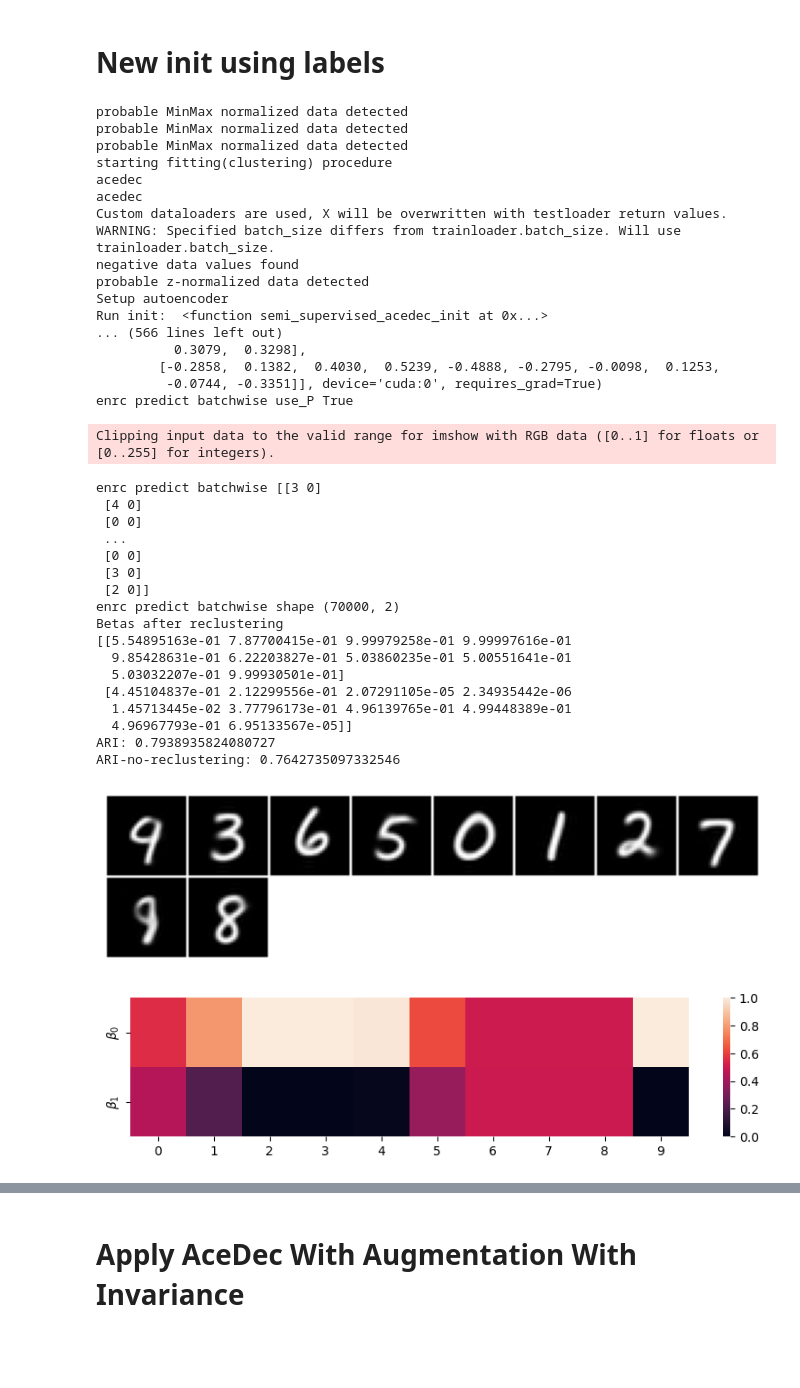
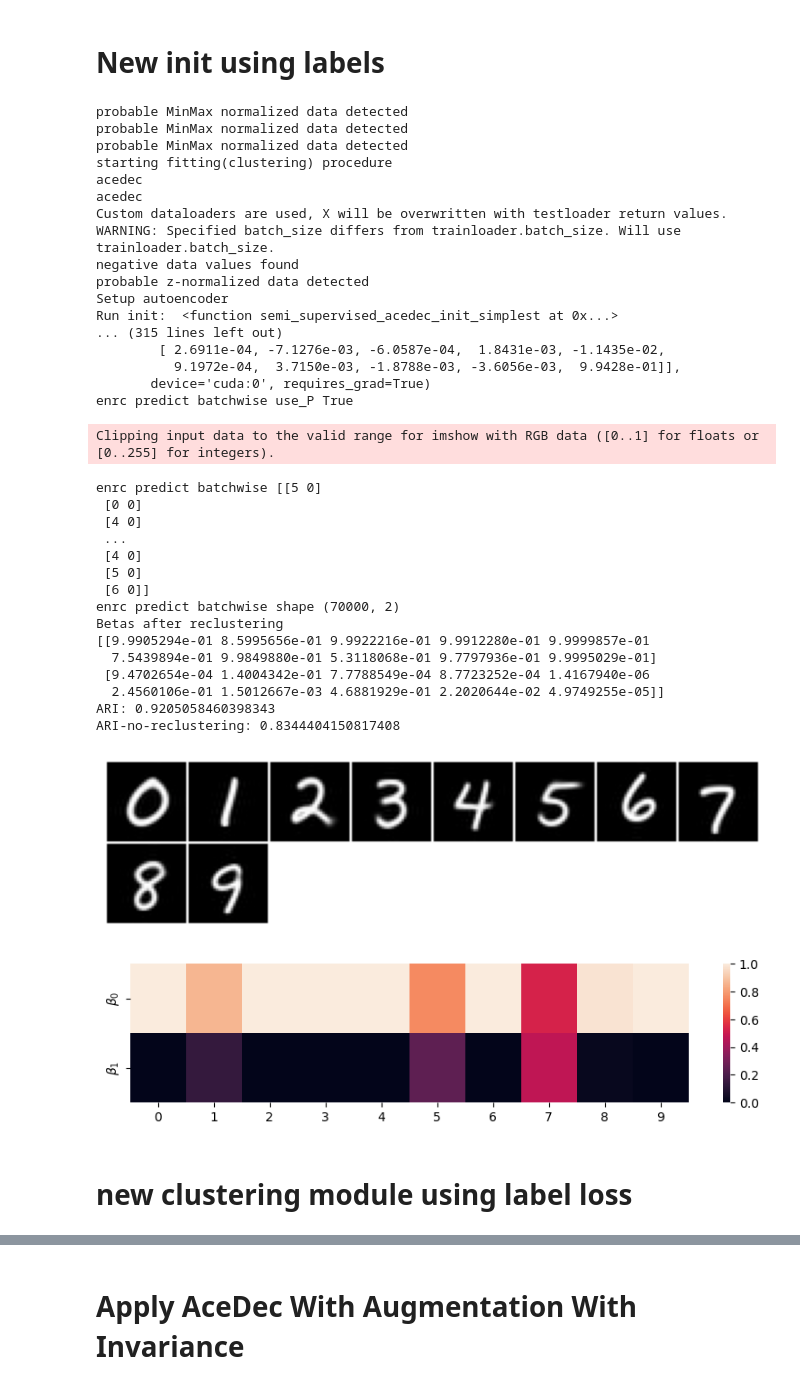
Before and after one commit to 1226419/ClustPy_semi_supervised, a Jupyter notebook: Test-Convae_reproduce.ipynb, the cells around one changed output, grey strips where cells are left out. Drawn from its saved outputs; the diff is of its cells as text; code cells hidden in the pictures; blank space fills up the shorter version.

Commit message:
prepare to subsample labels in new clustering module

```diff
--- a/Test-Convae_reproduce.ipynb
+++ b/Test-Convae_reproduce.ipynb
@@ -1591,7 +1591,9 @@ ARI-no-reclustering: 0.8103564005050494
 # %% [markdown]
 # New init using labels
 # %%
-from clustpy.deep.semisupervised_enrc.semi_supervised_enrc_init import semi_supervised_acedec_init
+from clustpy.deep.semisupervised_enrc.semi_supervised_enrc_init import (semi_supervised_acedec_init,
+                                                                        semi_supervised_acedec_init_simple,
+                                                                        semi_supervised_acedec_init_simplest)
 from clustpy.deep.semisupervised_enrc.semi_supervised_acedec import ACeDeC
 from clustpy.deep.semisupervised_enrc.semi_supervised_enrc_module import _ENRC_Module
 from clustpy.deep.autoencoders import ConvolutionalAutoencoder
@@ -1616,7 +1618,7 @@ dl = get_dataloader(data, 256, shuffle=False, additional_inputs=labels,
                    ds_kwargs={"orig_transforms_list":[orig_transforms, None]})
 
 ae_lr = 1e-3
-clustering_epochs = 5
+clustering_epochs = 50
 warmup_factor = 0.3
 warmup_period = int(warmup_factor*clustering_epochs)
 # scheduler = CosineSchedulerWithLinearWarmup
@@ -1625,6 +1627,8 @@ scheduler = torch.optim.lr_scheduler.StepLR
 scheduler_params = {"step_size":int(0.2*clustering_epochs), "gamma":0.5, "verbose": True}
 
 init_method = semi_supervised_acedec_init
+init_method = semi_supervised_acedec_init_simple
+init_method = semi_supervised_acedec_init_simplest
 loss_function = "acedec"
 reclustering_function = "acedec"
 fit_function = "acedec"
@@ -1650,50 +1654,50 @@ acedec.fit(data)
 
 acedec_ari = ari(labels, acedec.labels_)
 print(f"ARI: {acedec_ari}")
 print(f"ARI-no-reclustering: {ari(labels, acedec.acedec_labels_)}")
 rec_centers = acedec.reconstruct_subspace_centroids()
 plot_images(denormalize(rec_centers))
 
 # Soft Beta Weights
 fig, ax = plt.subplots(figsize=(10,2))
 sns.heatmap(acedec.betas, vmin=0, vmax=1.0, ax=ax)
 ax.set_yticklabels(["$\\beta_0$", "$\\beta_1$"])
 plt.show();
 # %% [output]
 probable MinMax normalized data detected
 probable MinMax normalized data detected
 probable MinMax normalized data detected
 starting fitting(clustering) procedure
 acedec
 acedec
 Custom dataloaders are used, X will be overwritten with testloader return values.
 WARNING: Specified batch_size differs from trainloader.batch_size. Will use trainloader.batch_size.
 negative data values found
 probable z-normalized data detected
 Setup autoencoder
-Run init:  <function semi_supervised_acedec_init at 0x...>
-... (566 lines left out)
-          0.3079,  0.3298],
-        [-0.2858,  0.1382,  0.4030,  0.5239, -0.4888, -0.2795, -0.0098,  0.1253,
-         -0.0744, -0.3351]], device='cuda:0', requires_grad=True)
+Run init:  <function semi_supervised_acedec_init_simplest at 0x...>
+... (315 lines left out)
+        [ 2.6911e-04, -7.1276e-03, -6.0587e-04,  1.8431e-03, -1.1435e-02,
+          9.1972e-04,  3.7150e-03, -1.8788e-03, -3.6056e-03,  9.9428e-01]],
+       device='cuda:0', requires_grad=True)
 enrc predict batchwise use_P True
 Clipping input data to the valid range for imshow with RGB data ([0..1] for floats or [0..255] for integers).
-enrc predict batchwise [[3 0]
+enrc predict batchwise [[5 0]
+ [0 0]
  [4 0]
- [0 0]
  ...
- [0 0]
- [3 0]
- [2 0]]
+ [4 0]
+ [5 0]
+ [6 0]]
 enrc predict batchwise shape (70000, 2)
 Betas after reclustering
-[[5.54895163e-01 7.87700415e-01 9.99979258e-01 9.99997616e-01
-  9.85428631e-01 6.22203827e-01 5.03860235e-01 5.00551641e-01
-  5.03032207e-01 9.99930501e-01]
- [4.45104837e-01 2.12299556e-01 2.07291105e-05 2.34935442e-06
-  1.45713445e-02 3.77796173e-01 4.96139765e-01 4.99448389e-01
-  4.96967793e-01 6.95133567e-05]]
-ARI: 0.7938935824080727
-ARI-no-reclustering: 0.7642735097332546
+[[9.9905294e-01 8.5995656e-01 9.9922216e-01 9.9912280e-01 9.9999857e-01
+  7.5439894e-01 9.9849880e-01 5.3118068e-01 9.7797936e-01 9.9995029e-01]
+ [9.4702654e-04 1.4004342e-01 7.7788549e-04 8.7723252e-04 1.4167940e-06
+  2.4560106e-01 1.5012667e-03 4.6881929e-01 2.2020644e-02 4.9749255e-05]]
+ARI: 0.9205058460398343
+ARI-no-reclustering: 0.8344404150817408
-[figure, old version]
+[figure, new version]
-[figure, old version]
+[figure, new version]
+# %% [markdown]
+# new clustering module using label loss
```
Also changed, not shown: parts of 1 cell of this notebook, 1 other file.
